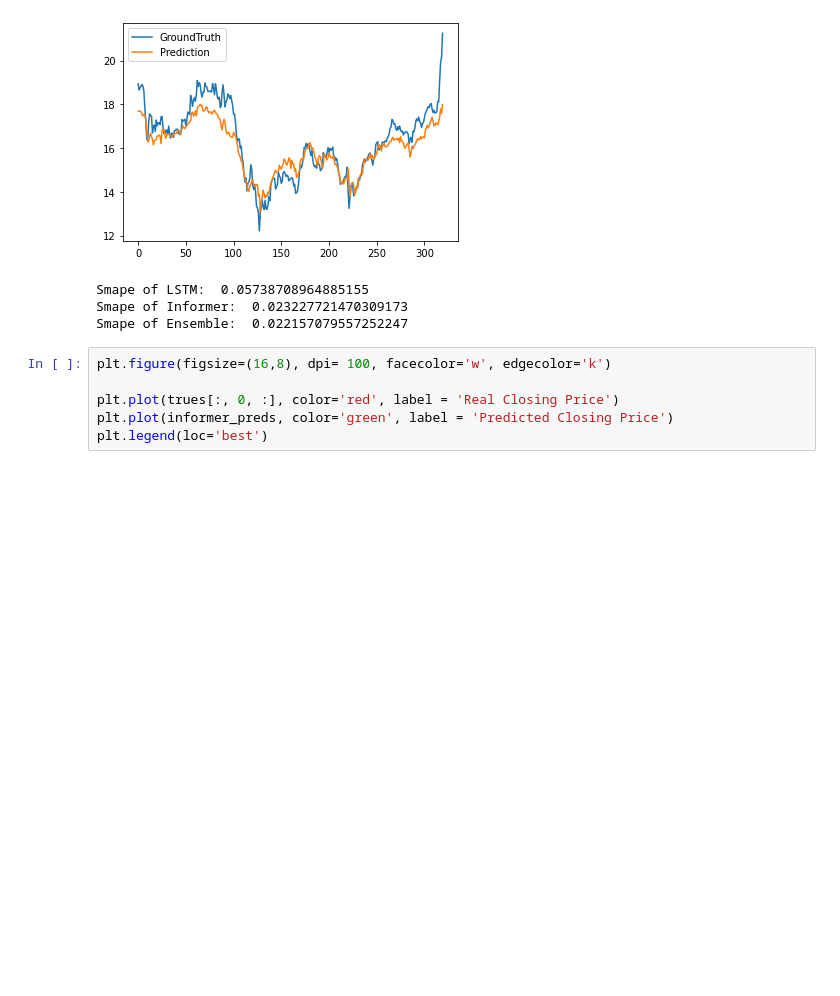
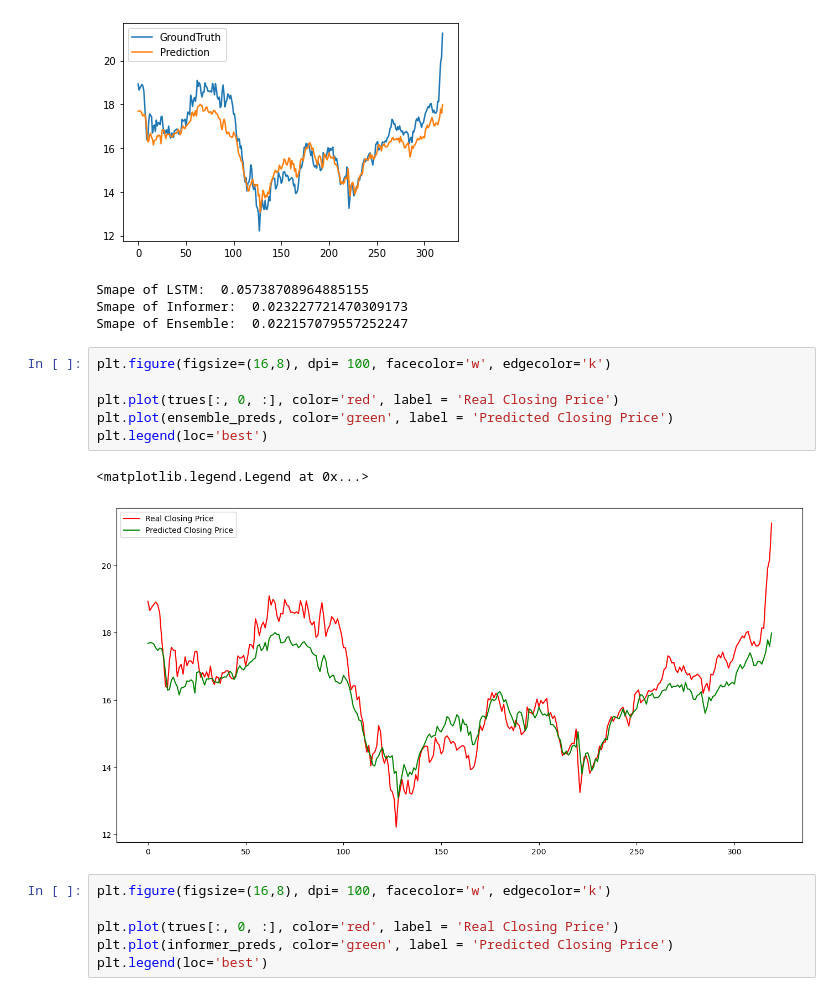
Before and after one commit to shanggao33/Data5703, a Jupyter notebook: Informer/bac_19col_newsent_indi_5@indi_final_twitter_finbert_avg/bac_19col_newsent_indi_5.ipynb, the cells around one changed output. Drawn from its saved outputs; the diff is of its cells as text; blank space fills up the shorter version.

```diff
--- a/Informer/bac_19col_newsent_indi_5@indi_final_twitter_finbert_avg/bac_19col_newsent_indi_5.ipynb
+++ b/Informer/bac_19col_newsent_indi_5@indi_final_twitter_finbert_avg/bac_19col_newsent_indi_5.ipynb
@@ -1933,6 +1933,15 @@ DatetimeIndex(['2016-12-30', '2017-01-02', '2017-01-03', '2017-01-04',
 Smape of LSTM:  0.05738708964885155
 Smape of Informer:  0.023227721470309173
 Smape of Ensemble:  0.022157079557252247
+# %%
+plt.figure(figsize=(16,8), dpi= 100, facecolor='w', edgecolor='k')
+
+plt.plot(trues[:, 0, :], color='red', label = 'Real Closing Price')
+plt.plot(ensemble_preds, color='green', label = 'Predicted Closing Price')
+plt.legend(loc='best')
+# %% [output]
+<matplotlib.legend.Legend at 0x...>
+[figure, added]
 # %%
 plt.figure(figsize=(16,8), dpi= 100, facecolor='w', edgecolor='k')
 
```
Also changed, not shown: parts of 1 cell of this notebook.
